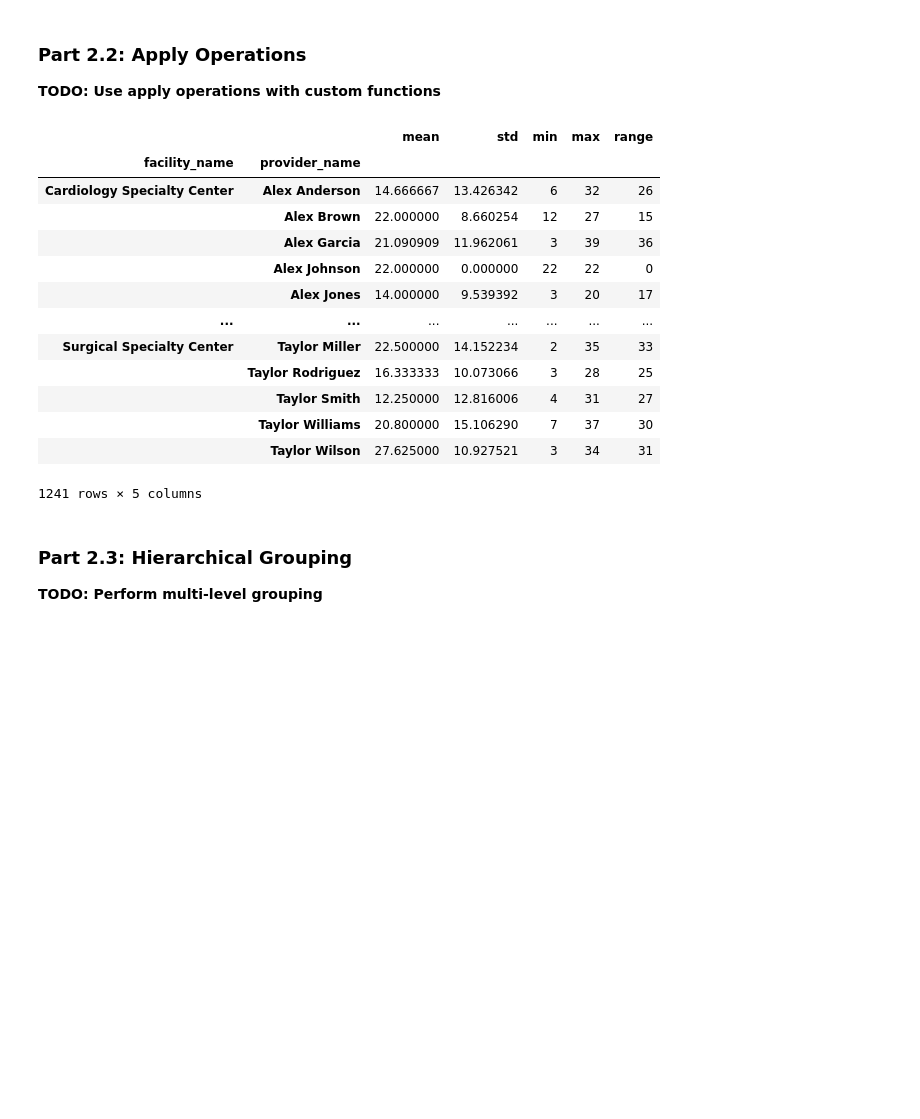
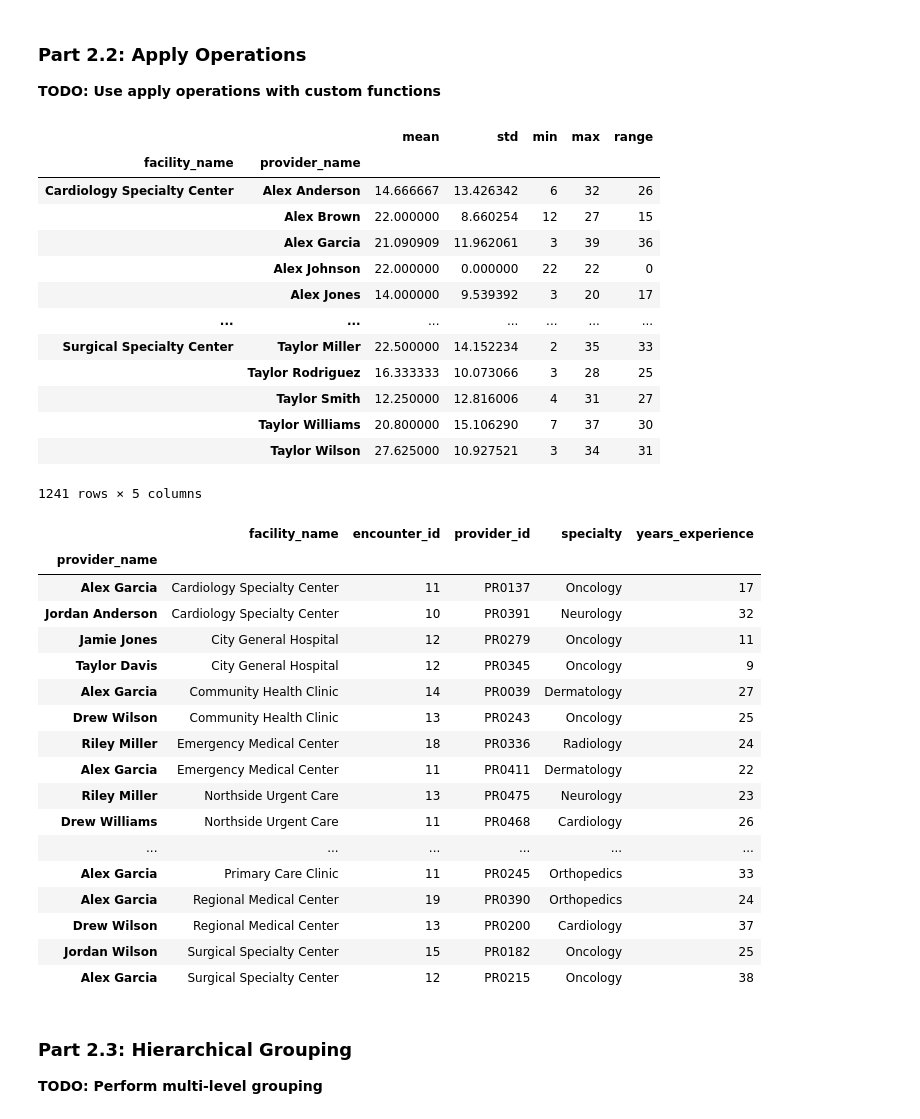
Before and after one commit to UCSF-DataSci/ds217-08-group-filter-and-flow-t25ara, a Jupyter notebook: assignment.ipynb, the cells around one changed output. Cells and saved outputs as stored; diff of their text form; code cells hidden in the pictures; blank space fills up the shorter version.

```diff
--- a/assignment.ipynb
+++ b/assignment.ipynb
@@ -250,35 +250,60 @@ display(facility_provider_stats)
 def top_providers(group, n=2):
     """Return top n providers in a group by encounter volume"""
     # TODO: Return top n rows by encounter count, selecting only provider_id, provider_name,
     #       years_experience, specialty
-    pass
+    top_p = group.groupby('provider_name').agg({
+    'encounter_id': 'nunique',
+    'provider_id':'first',
+    'specialty':'first',
+    'years_experience':'first'}).sort_values('encounter_id', ascending= False)
+
+    return(top_p.head(n))
 
 # TODO: Apply function to get top 2 providers per facility
 # IMPORTANT: When using groupby().apply(), the result has a MultiIndex where:
 # - Level 0: The grouping column (facility_name)
 # - Level 1: The original row index from each group
 # Use reset_index(level=0) to move only the grouping column back to a regular column
 # DO NOT use reset_index(drop=True) - that would drop ALL index levels including facility_name!
 top_providers_by_facility = merged_df.groupby('facility_name').apply(
     lambda x: top_providers(x, n=2)
 ).reset_index(level=0)  # Moves facility_name from index to column
-
+display(top_providers_by_facility)
 # TODO: Save results as 'output/q2_performance_report.txt'
+top_providers_by_facility.to_csv('output/q2_performance_report.txt', index=False)
 # %% [output]
 |  |  | mean | std | min | max | range |
 | facility_name | provider_name |  |  |  |  |  |
 | Cardiology Specialty Center | Alex Anderson | 14.666667 | 13.426342 | 6 | 32 | 26 |
 |  | Alex Brown | 22.000000 | 8.660254 | 12 | 27 | 15 |
 |  | Alex Garcia | 21.090909 | 11.962061 | 3 | 39 | 36 |
 |  | Alex Johnson | 22.000000 | 0.000000 | 22 | 22 | 0 |
 |  | Alex Jones | 14.000000 | 9.539392 | 3 | 20 | 17 |
 | ... | ... | ... | ... | ... | ... | ... |
 | Surgical Specialty Center | Taylor Miller | 22.500000 | 14.152234 | 2 | 35 | 33 |
 |  | Taylor Rodriguez | 16.333333 | 10.073066 | 3 | 28 | 25 |
 |  | Taylor Smith | 12.250000 | 12.816006 | 4 | 31 | 27 |
 |  | Taylor Williams | 20.800000 | 15.106290 | 7 | 37 | 30 |
 |  | Taylor Wilson | 27.625000 | 10.927521 | 3 | 34 | 31 |
 1241 rows × 5 columns
+|  | facility_name | encounter_id | provider_id | specialty | years_experience |
+| provider_name |  |  |  |  |  |
+| Alex Garcia | Cardiology Specialty Center | 11 | PR0137 | Oncology | 17 |
+| Jordan Anderson | Cardiology Specialty Center | 10 | PR0391 | Neurology | 32 |
+| Jamie Jones | City General Hospital | 12 | PR0279 | Oncology | 11 |
+| Taylor Davis | City General Hospital | 12 | PR0345 | Oncology | 9 |
+| Alex Garcia | Community Health Clinic | 14 | PR0039 | Dermatology | 27 |
+| Drew Wilson | Community Health Clinic | 13 | PR0243 | Oncology | 25 |
+| Riley Miller | Emergency Medical Center | 18 | PR0336 | Radiology | 24 |
+| Alex Garcia | Emergency Medical Center | 11 | PR0411 | Dermatology | 22 |
+| Riley Miller | Northside Urgent Care | 13 | PR0475 | Neurology | 23 |
+| Drew Williams | Northside Urgent Care | 11 | PR0468 | Cardiology | 26 |
+| ... | ... | ... | ... | ... | ... |
+| Alex Garcia | Primary Care Clinic | 11 | PR0245 | Orthopedics | 33 |
+| Alex Garcia | Regional Medical Center | 19 | PR0390 | Orthopedics | 24 |
+| Drew Wilson | Regional Medical Center | 13 | PR0200 | Cardiology | 37 |
+| Jordan Wilson | Surgical Specialty Center | 15 | PR0182 | Oncology | 25 |
+| Alex Garcia | Surgical Specialty Center | 12 | PR0215 | Oncology | 38 |
 # %% [markdown]
 ### Part 2.3: Hierarchical Grouping
 
```
Also changed, not shown: 1 other file.
